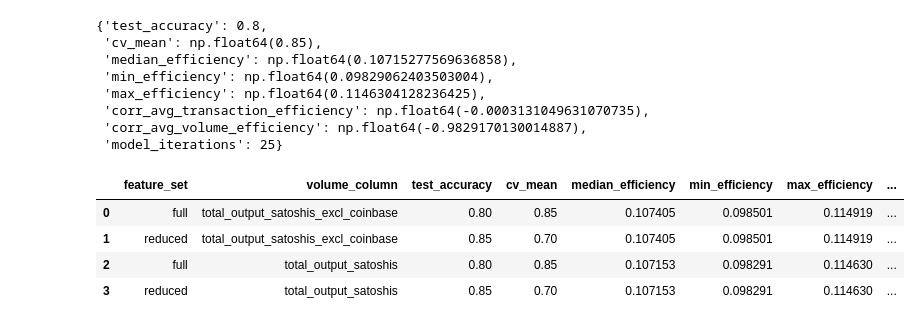
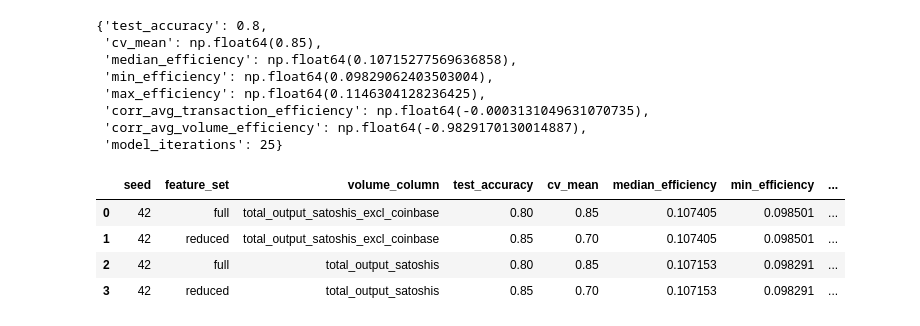
Before and after one commit to Kwokym111/poai_simulation, a Jupyter notebook: src/preprocess.ipynb, the cells around one changed output. Cells and saved outputs as stored; diff of their text form; code cells hidden in the pictures.

Commit message:
test multiple seeds

```diff
--- a/src/preprocess.ipynb
+++ b/src/preprocess.ipynb
@@ -89,7 +89,7 @@ from sklearn.neural_network import MLPClassifier
 from sklearn.model_selection import cross_val_score
 from sklearn.metrics import accuracy_score
 
-def train_and_test(miner_df, feature_set):
+def train_and_test(miner_df, seed, feature_set):
 
     feature_columns = []
     if feature_set == "full":
@@ -104,7 +104,7 @@ def train_and_test(miner_df, feature_set):
     X = miner_df[feature_columns]
     y = miner_df['label']
 
-    X_train, X_test, y_train, y_test = train_test_split(X, y, test_size=0.2, random_state=42, stratify=y)
+    X_train, X_test, y_train, y_test = train_test_split(X, y, test_size=0.2, random_state=seed, stratify=y)
 
     # Scale data using normalization so that different features
     # with huge numbers and small numbers have equal importance
@@ -118,7 +118,7 @@ def train_and_test(miner_df, feature_set):
         activation='relu',
         solver='adam',
         alpha=0.001,
-        random_state=42,
+        random_state=seed,
         early_stopping=True,
         validation_fraction=0.1,
         n_iter_no_change=20,
@@ -166,7 +166,7 @@ def train_and_test(miner_df, feature_set):
         model_iterations=model.n_iter_
         )
 # %%
-train_and_test(miner_df, "full")
+train_and_test(miner_df, 42, "full")
 # %% [output]
 {'test_accuracy': 0.8,
  'cv_mean': np.float64(0.85),
@@ -177,10 +177,11 @@ train_and_test(miner_df, "full")
  'corr_avg_volume_efficiency': np.float64(-0.9829170130014887),
  'model_iterations': 25}
 # %%
-def preprocess_and_test(df, volume_column, feature_set):
+def preprocess_and_test(df, seed, volume_column, feature_set):
     miner_df = preprocess(df, volume_column)
-    results = train_and_test(miner_df, feature_set)
+    results = train_and_test(miner_df, seed, feature_set)
     full_results = {
+        "seed": seed,
         "feature_set": feature_set,
         "volume_column": volume_column,
         **results
@@ -190,16 +191,16 @@ def preprocess_and_test(df, volume_column, feature_set):
 # %%
 results_df = []
 
-results_df.append(preprocess_and_test(df, "total_output_satoshis_excl_coinbase", "full"))
-results_df.append(preprocess_and_test(df, "total_output_satoshis_excl_coinbase", "reduced"))
-results_df.append(preprocess_and_test(df, "total_output_satoshis", "full"))
-results_df.append(preprocess_and_test(df, "total_output_satoshis", "reduced"))
+results_df.append(preprocess_and_test(df, 42, "total_output_satoshis_excl_coinbase", "full"))
+results_df.append(preprocess_and_test(df, 42, "total_output_satoshis_excl_coinbase", "reduced"))
+results_df.append(preprocess_and_test(df, 42, "total_output_satoshis", "full"))
+results_df.append(preprocess_and_test(df, 42, "total_output_satoshis", "reduced"))
 
 final_results = pd.concat(results_df, ignore_index=True)
 final_results
 # %% [output]
-|  | feature_set | volume_column | test_accuracy | cv_mean | median_efficiency | min_efficiency | max_efficiency | ... |
-| 0 | full | total_output_satoshis_excl_coinbase | 0.80 | 0.85 | 0.107405 | 0.098501 | 0.114919 | ... |
-| 1 | reduced | total_output_satoshis_excl_coinbase | 0.85 | 0.70 | 0.107405 | 0.098501 | 0.114919 | ... |
-| 2 | full | total_output_satoshis | 0.80 | 0.85 | 0.107153 | 0.098291 | 0.114630 | ... |
-| 3 | reduced | total_output_satoshis | 0.85 | 0.70 | 0.107153 | 0.098291 | 0.114630 | ... |
+|  | seed | feature_set | volume_column | test_accuracy | cv_mean | median_efficiency | min_efficiency | ... |
+| 0 | 42 | full | total_output_satoshis_excl_coinbase | 0.80 | 0.85 | 0.107405 | 0.098501 | ... |
+| 1 | 42 | reduced | total_output_satoshis_excl_coinbase | 0.85 | 0.70 | 0.107405 | 0.098501 | ... |
+| 2 | 42 | full | total_output_satoshis | 0.80 | 0.85 | 0.107153 | 0.098291 | ... |
+| 3 | 42 | reduced | total_output_satoshis | 0.85 | 0.70 | 0.107153 | 0.098291 | ... |
```
Also changed, not shown: parts of 1 cell of this notebook.
